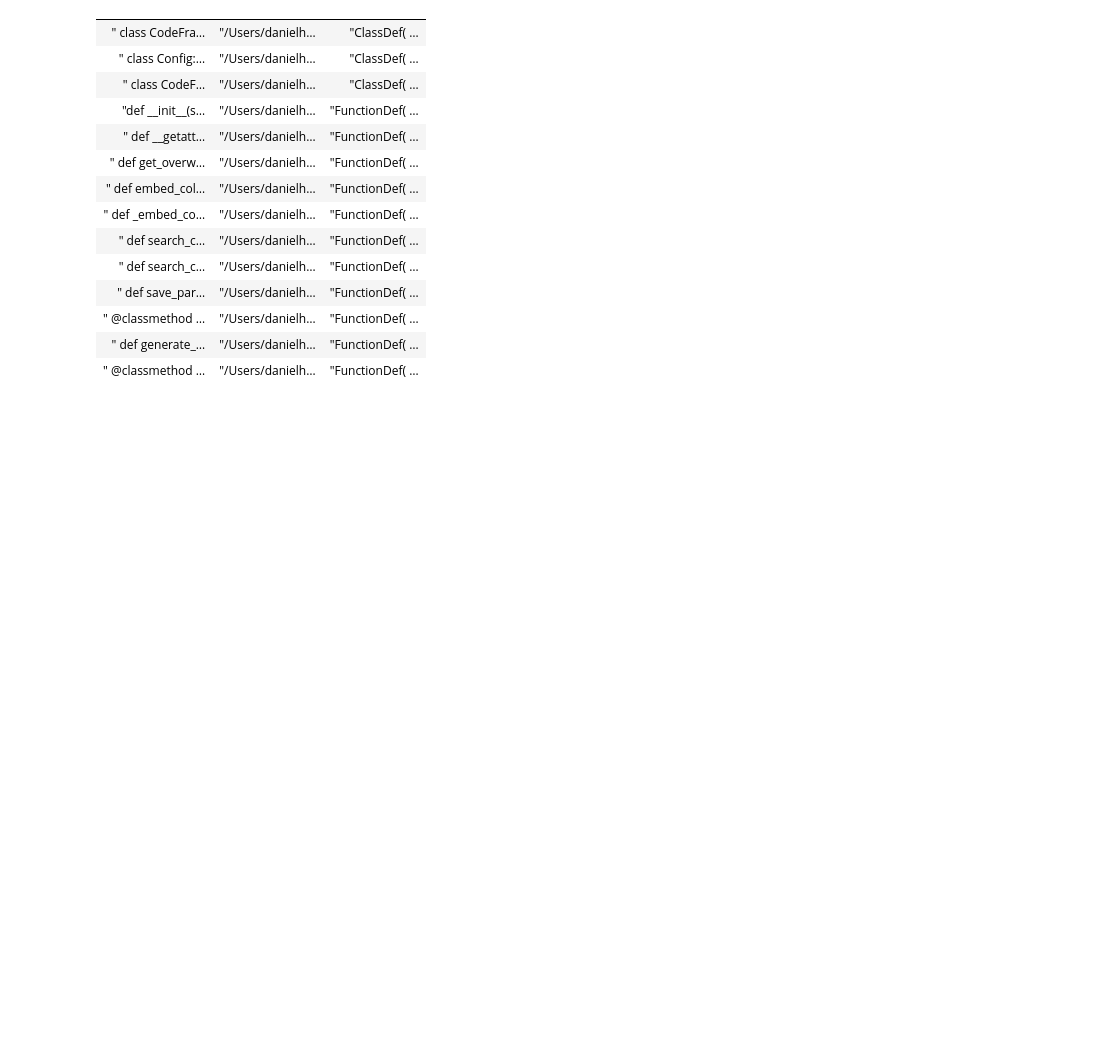
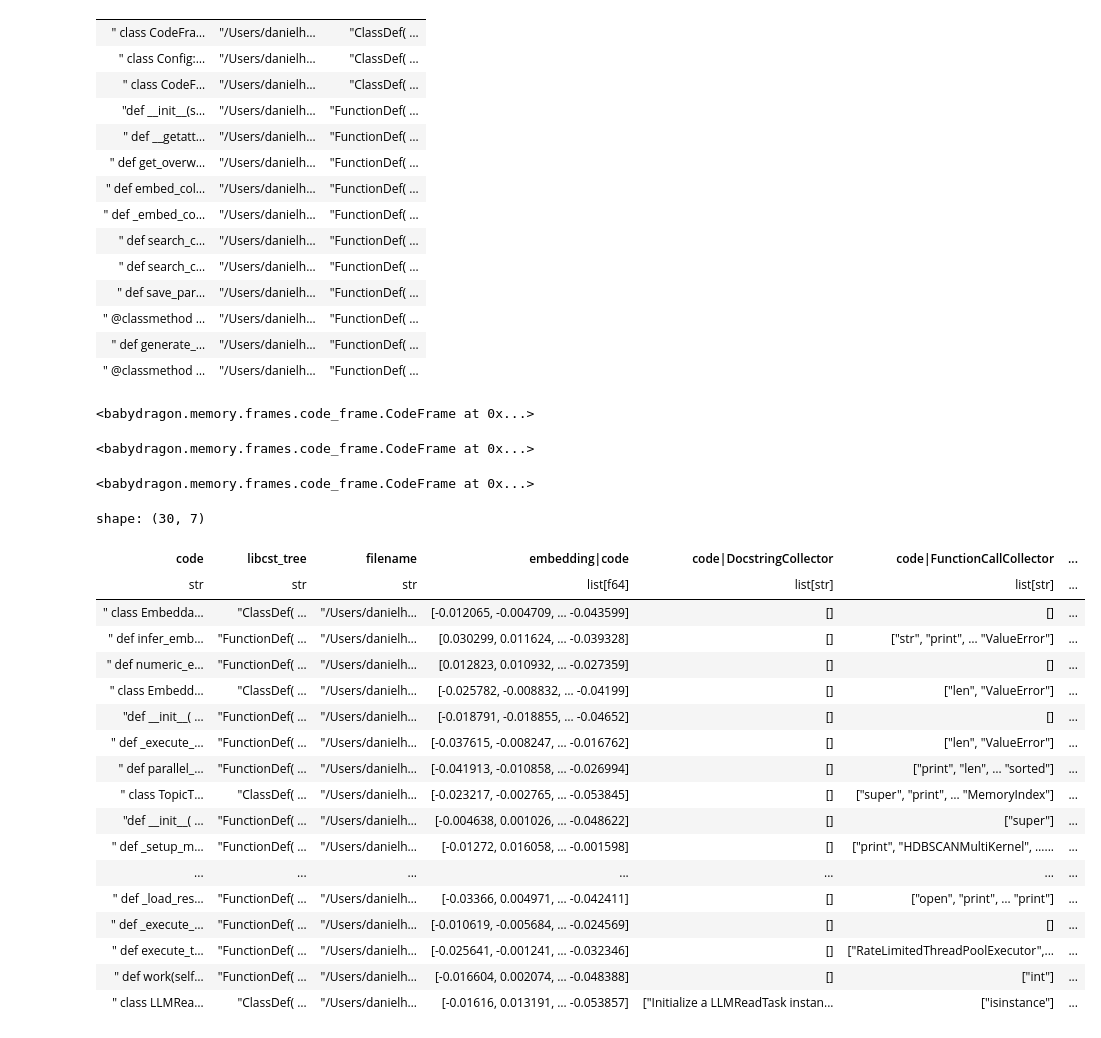
Before and after one commit to Neural-Dragon-AI/BabyDragon, a Jupyter notebook: notebooks/code_frame.ipynb, the cells around one changed output. Saved outputs shown, nothing was run; the diff lists cells and outputs as text; code cells hidden in the pictures; blank space fills up the shorter version.

Commit message:
Added libcst visitor classes to generate columns and added examples to notebook

```diff
--- a/notebooks/code_frame.ipynb
+++ b/notebooks/code_frame.ipynb
@@ -64,3 +64,39 @@ shape: (14, 3)
 | " @classmethod … | "/Users/danielh… | "FunctionDef( … |
 | " def generate_… | "/Users/danielh… | "FunctionDef( … |
 | " @classmethod … | "/Users/danielh… | "FunctionDef( … |
+# %%
+cf = CodeFrame.load_parquet(frame_path='./storage/babydragon_frame', name='babydragon_frame')
+
+cf.apply_visitor_to_column("code", DocstringCollector)
+# %% [output]
+<babydragon.memory.frames.code_frame.CodeFrame at 0x...>
+# %%
+cf.apply_visitor_to_column("code", FunctionCallCollector)
+# %% [output]
+<babydragon.memory.frames.code_frame.CodeFrame at 0x...>
+# %%
+cf.apply_visitor_to_column("code", ArgumentTypeCollector)
+# %% [output]
+<babydragon.memory.frames.code_frame.CodeFrame at 0x...>
+# %%
+cf.df.head(30)
+# %% [output]
+shape: (30, 7)
+| code | libcst_tree | filename | embedding|code | code|DocstringCollector | code|FunctionCallCollector | ... |
+| str | str | str | list[f64] | list[str] | list[str] | ... |
+| " class Embedda… | "ClassDef( … | "/Users/danielh… | [-0.012065, -0.004709, … -0.043599] | [] | [] | ... |
+| " def infer_emb… | "FunctionDef( … | "/Users/danielh… | [0.030299, 0.011624, … -0.039328] | [] | ["str", "print", … "ValueError"] | ... |
+| " def numeric_e… | "FunctionDef( … | "/Users/danielh… | [0.012823, 0.010932, … -0.027359] | [] | [] | ... |
+| " class Embedd… | "ClassDef( … | "/Users/danielh… | [-0.025782, -0.008832, … -0.04199] | [] | ["len", "ValueError"] | ... |
+| "def __init__( … | "FunctionDef( … | "/Users/danielh… | [-0.018791, -0.018855, … -0.04652] | [] | [] | ... |
+| " def _execute_… | "FunctionDef( … | "/Users/danielh… | [-0.037615, -0.008247, … -0.016762] | [] | ["len", "ValueError"] | ... |
+| " def parallel_… | "FunctionDef( … | "/Users/danielh… | [-0.041913, -0.010858, … -0.026994] | [] | ["print", "len", … "sorted"] | ... |
+| " class TopicT… | "ClassDef( … | "/Users/danielh… | [-0.023217, -0.002765, … -0.053845] | [] | ["super", "print", … "MemoryIndex"] | ... |
+| "def __init__( … | "FunctionDef( … | "/Users/danielh… | [-0.004638, 0.001026, … -0.048622] | [] | ["super"] | ... |
+| " def _setup_m… | "FunctionDef( … | "/Users/danielh… | [-0.01272, 0.016058, … -0.001598] | [] | ["print", "HDBSCANMultiKernel", …... | ... |
+| ... | ... | ... | ... | ... | ... | ... |
+| " def _load_res… | "FunctionDef( … | "/Users/danielh… | [-0.03366, 0.004971, … -0.042411] | [] | ["open", "print", … "print"] | ... |
+| " def _execute_… | "FunctionDef( … | "/Users/danielh… | [-0.010619, -0.005684, … -0.024569] | [] | [] | ... |
+| " def execute_t… | "FunctionDef( … | "/Users/danielh… | [-0.025641, -0.001241, … -0.032346] | [] | ["RateLimitedThreadPoolExecutor",... | ... |
+| " def work(self… | "FunctionDef( … | "/Users/danielh… | [-0.016604, 0.002074, … -0.048388] | [] | ["int"] | ... |
+| " class LLMRea… | "ClassDef( … | "/Users/danielh… | [-0.01616, 0.013191, … -0.053857] | ["Initialize a LLMReadTask instan... | ["isinstance"] | ... |
```
Also changed, not shown: parts of 1 cell of this notebook, 1 other file.
